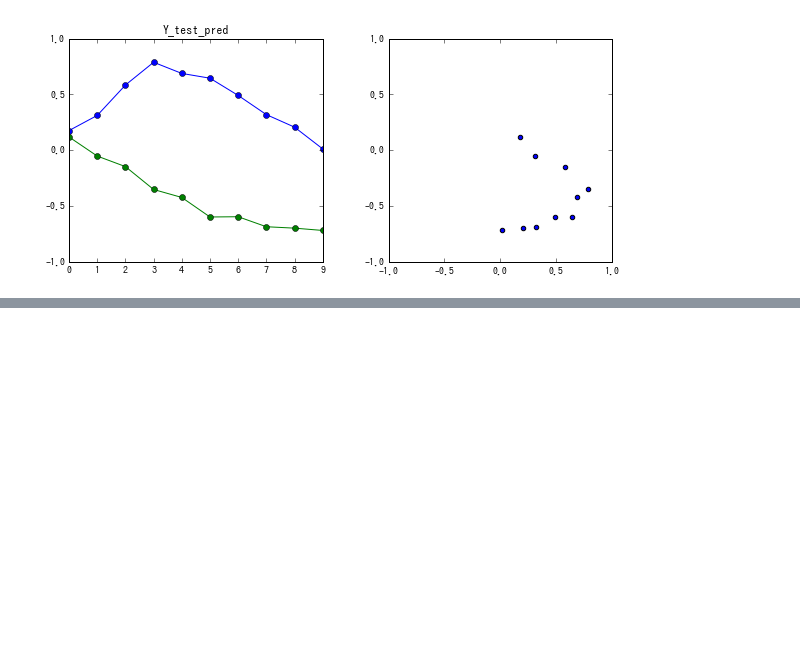
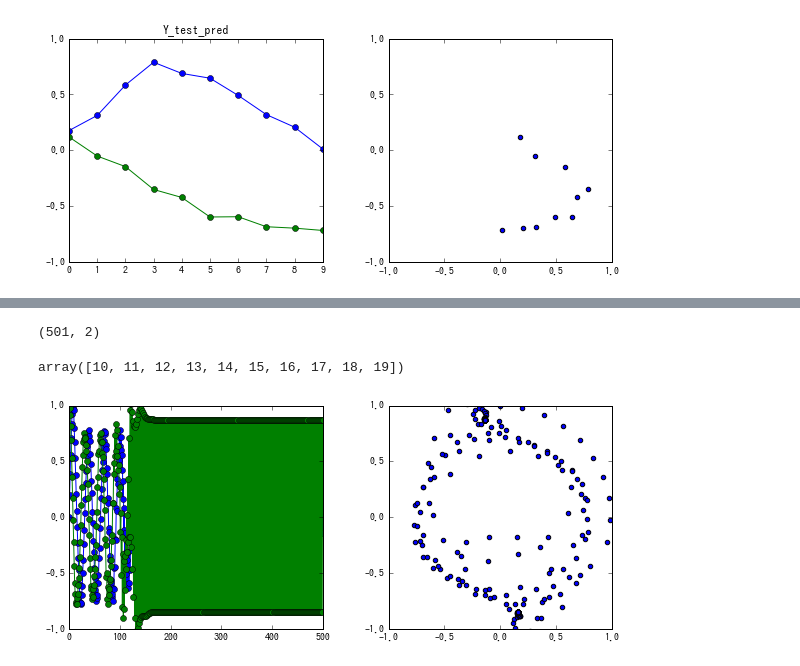
Before and after one commit to PyDataOkinawa/meetup020, a Jupyter notebook: 3_keras_rnn/predict_the_next_dot.ipynb, the cells around one changed output, grey strips where cells are left out. Cells and saved outputs as stored; diff of their text form; code cells hidden in the pictures; blank space fills up the shorter version.

```diff
--- a/3_keras_rnn/predict_the_next_dot.ipynb
+++ b/3_keras_rnn/predict_the_next_dot.ipynb
@@ -180,3 +180,9 @@ plot_sequence(Y_test_pred[i_batch], title='Y_test_pred')
 [figure]
 [figure]
 [figure]
+# %%
+# Very first partial sequence
+X_batch = XX[0][np.newaxis, :, :]
+
+print(X_batch.shape)
+print(X_batch)
@@ -182,0 +201,2 @@ plot_sequence(Y_test_pred[i_batch], title='Y_test_pred')
+# %%
+Y_batch = model.predict_on_batch(X_batch)
@@ -182,0 +216,20 @@ plot_sequence(Y_test_pred[i_batch], title='Y_test_pred')
+# %%
+# 全体予測
+Y_pred = X[:nb_step]
+# %%
+for jj in range(total_step - nb_step):
+    # 直近の予測をX_batchに入れてから予測
+    y_pred = Y_batch[:, -1:, :]
+    X_batch = np.concatenate([X_batch[:, 1:, :], y_pred], axis=1)
+    Y_batch = model.predict_on_batch(X_batch)
+
+    # すべての予測をここに記録
+    Y_pred = np.concatenate([Y_pred, y_pred[0]], axis=0)
+
+    #plot_sequence(X_batch[0])
+    #plot_sequence(YY[1])
+    #plt.pause(0.01)
+# %%
+Y_pred.shape
+# %% [output]
+(501, 2)
@@ -182,0 +238,8 @@ plot_sequence(Y_test_pred[i_batch], title='Y_test_pred')
+# %%
+np.arange(10, 20)
+# %% [output]
+array([10, 11, 12, 13, 14, 15, 16, 17, 18, 19])
+# %%
+plot_sequence(Y_pred)
+# %% [output]
+[figure, added]
```
Also changed, not shown: parts of 4 cells of this notebook.
